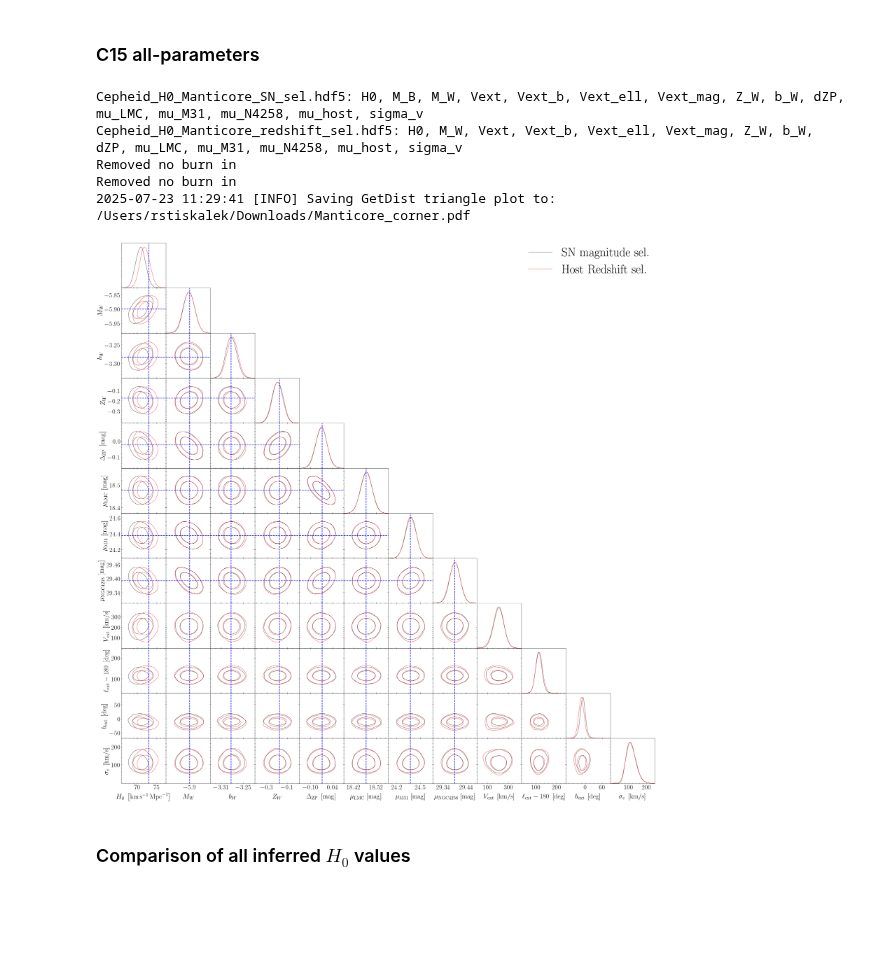
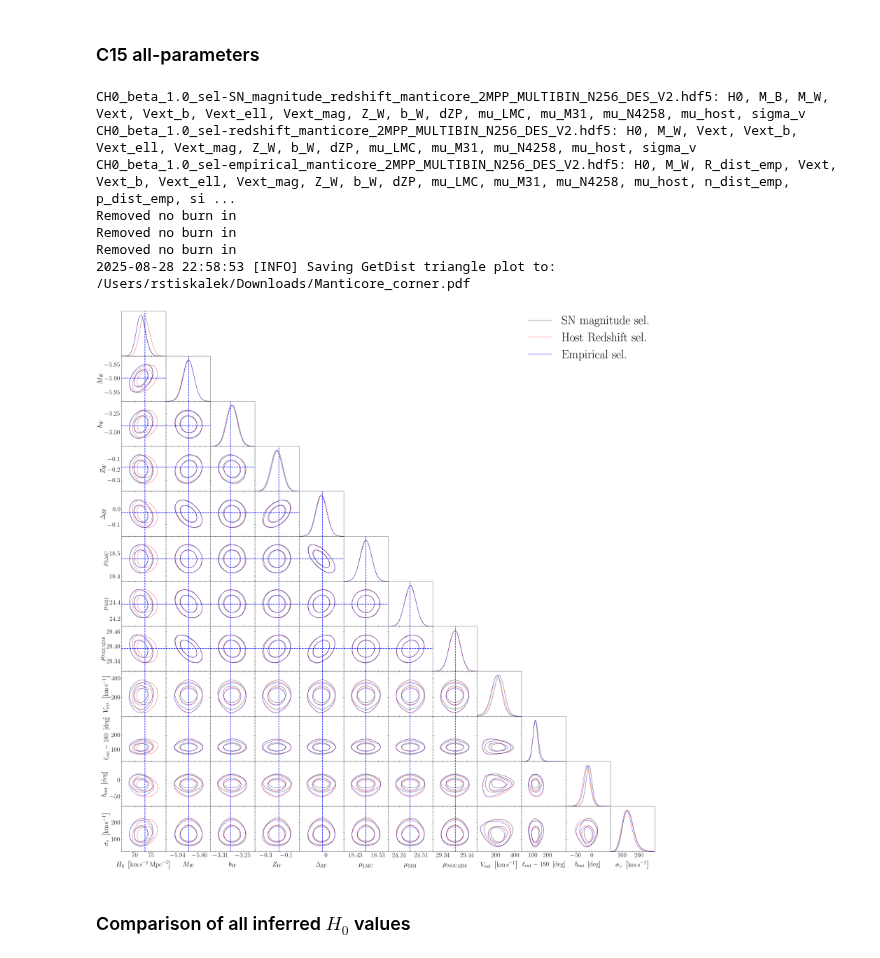
Before and after one commit to candel-cosmo/CANDEL, a Jupyter notebook: notebooks/paper_SH0ES/paper_plots.ipynb, the cells around one changed output. Drawn from its saved outputs; the diff is of its cells as text; code cells hidden in the pictures; blank space fills up the shorter version.

```diff
--- a/notebooks/paper_SH0ES/paper_plots.ipynb
+++ b/notebooks/paper_SH0ES/paper_plots.ipynb
@@ -24,4 +24,8 @@ root = "/Users/rstiskalek/Projects/CANDEL/results/CH0"
 
 config_path = "/Users/rstiskalek/Projects/CANDEL/scripts/runs/config_shoes.toml"
 data = candel.pvdata.load_SH0ES_from_config(config_path)
+
+import candel
+
+COLS = ["#87193d", "#2d2e32", "#d42a29", "#05dd6b", "#ee35d5"]
 # %% [output]
@@ -49,9 +54,9 @@ with plt.style.context("science"):
     # --- Left panel (magnitudes) ---
     ax = axes[0]
     ax.hist(data_pp["mag"][mask_mag_pp], bins=bins_mag,
-            label=r"Pantheon+", **hist_kwargs)
+            label=r"Pantheon+", **hist_kwargs, color=COLS[0])
     ax.hist(data_sel["mag_SN_unique_Cepheid_host"], bins=bins_mag,
-            label="Cepheid host galaxies", **hist_kwargs)
+            label="Cepheid host galaxies", **hist_kwargs, color=COLS[3])
     ax.set_xlabel(r"$m_{\rm SN} ~ [\mathrm{mag}]$")
     ax.set_ylabel(r"Normalized counts per bin")
     ax.legend()
@@ -63,9 +68,9 @@ with plt.style.context("science"):
     # --- Right panel (cz) ---
     ax = axes[1]
     ax.hist(data_pp["zcmb"][mask_cz_pp] * candel.SPEED_OF_LIGHT, bins=bins_cz,
-            **hist_kwargs)
-    ax.hist(data_sel["czcmb_cepheid_host"], bins=bins_cz, **hist_kwargs)
-    ax.hist(data_2mpp[mask_2mpp, 7], bins=bins_cz, label="2M++", **hist_kwargs)
+            **hist_kwargs, color=COLS[0])
+    ax.hist(data_sel["czcmb_cepheid_host"], bins=bins_cz, **hist_kwargs, color=COLS[3])
+    ax.hist(data_2mpp[mask_2mpp, 7], bins=bins_cz, label="2M++", **hist_kwargs, color=COLS[4])
     ax.set_xlabel(r"$cz_{\rm CMB} ~ [\mathrm{km}\,\mathrm{s}^{-1}]$")
     ax.legend()
 
@@ -631,51 +518,53 @@ dx = -0.0218 ± 0.1456
 ### C15 all-parameters
 # %%
 fnames = [
-    "Cepheid_H0_Manticore_SN_sel.hdf5",
-    # "Cepheid_H0_Manticore_Cepheid_mag_sel.hdf5",
-    "Cepheid_H0_Manticore_redshift_sel.hdf5",
+    "CH0_beta_1.0_sel-SN_magnitude_redshift_manticore_2MPP_MULTIBIN_N256_DES_V2.hdf5",
+    "CH0_beta_1.0_sel-redshift_manticore_2MPP_MULTIBIN_N256_DES_V2.hdf5",
+    "CH0_beta_1.0_sel-empirical_manticore_2MPP_MULTIBIN_N256_DES_V2.hdf5",
     ]
 
 labels = [
     "SN magnitude sel.",
-    # "Cepheid magnitude sel.",
     "Host Redshift sel.",
+    "Empirical sel."
 ]
 
 fnames = [join(root, fname) for fname in fnames]
 
 truths_SH0ES = {"H0": 73.04, "M_W": -5.8999543, "b_W": -3.2831473,
           "Z_W": -0.17501639, "dZP": -0.025033418, "mu_LMC": 18.475368,
           "mu_N4258": 29.390965, "mu_M31": 24.373648,}
 # truths_Planck = {"H0": 67.4,}
 # truths_Carrick = {"beta": 0.43, "Vext_mag": 159, "Vext_ell": 304 - 180, "Vext_b": 6}
 
 truths = [
     {"dict": truths_SH0ES, "color": "blue"},
     # {"dict": truths_Planck, "color": "blue",},
     # {"dict": truths_Carrick, "color": "green", "label": "Carrick+2023"},
 ]
 
 
 candel.plot_corner_from_hdf5(
     fnames,
     keys=["H0", "M_W", "b_W", "Z_W", "dZP", "mu_LMC", "mu_M31", "mu_N4258", "beta", "Vext_mag", "Vext_ell", "Vext_b", "sigma_v"],
     labels=labels,
     apply_ell_offset=True,
     ell_range=[None, None],
     filename="/Users/rstiskalek/Downloads/Manticore_corner.pdf",
     fontsize=24,
     legend_fontsize=40,
     filled=False,
     truths=truths,
     )
 # %% [output]
-Cepheid_H0_Manticore_SN_sel.hdf5: H0, M_B, M_W, Vext, Vext_b, Vext_ell, Vext_mag, Z_W, b_W, dZP, mu_LMC, mu_M31, mu_N4258, mu_host, sigma_v
-Cepheid_H0_Manticore_redshift_sel.hdf5: H0, M_W, Vext, Vext_b, Vext_ell, Vext_mag, Z_W, b_W, dZP, mu_LMC, mu_M31, mu_N4258, mu_host, sigma_v
+CH0_beta_1.0_sel-SN_magnitude_redshift_manticore_2MPP_MULTIBIN_N256_DES_V2.hdf5: H0, M_B, M_W, Vext, Vext_b, Vext_ell, Vext_mag, Z_W, b_W, dZP, mu_LMC, mu_M31, mu_N4258, mu_host, sigma_v
+CH0_beta_1.0_sel-redshift_manticore_2MPP_MULTIBIN_N256_DES_V2.hdf5: H0, M_W, Vext, Vext_b, Vext_ell, Vext_mag, Z_W, b_W, dZP, mu_LMC, mu_M31, mu_N4258, mu_host, sigma_v
+CH0_beta_1.0_sel-empirical_manticore_2MPP_MULTIBIN_N256_DES_V2.hdf5: H0, M_W, R_dist_emp, Vext, Vext_b, Vext_ell, Vext_mag, Z_W, b_W, dZP, mu_LMC, mu_M31, mu_N4258, mu_host, n_dist_emp, p_dist_emp, si ...
 Removed no burn in
 Removed no burn in
-2025-07-23 11:29:41 [INFO] Saving GetDist triangle plot to: /Users/rstiskalek/Downloads/Manticore_corner.pdf
+Removed no burn in
+2025-08-28 22:58:53 [INFO] Saving GetDist triangle plot to: /Users/rstiskalek/Downloads/Manticore_corner.pdf
-[figure, old version]
+[figure, new version]
 # %% [markdown]
 ### Comparison of all inferred $H_0$ values
 # %%
```
Also changed, not shown: parts of 15 cells of this notebook, 31 other files.
